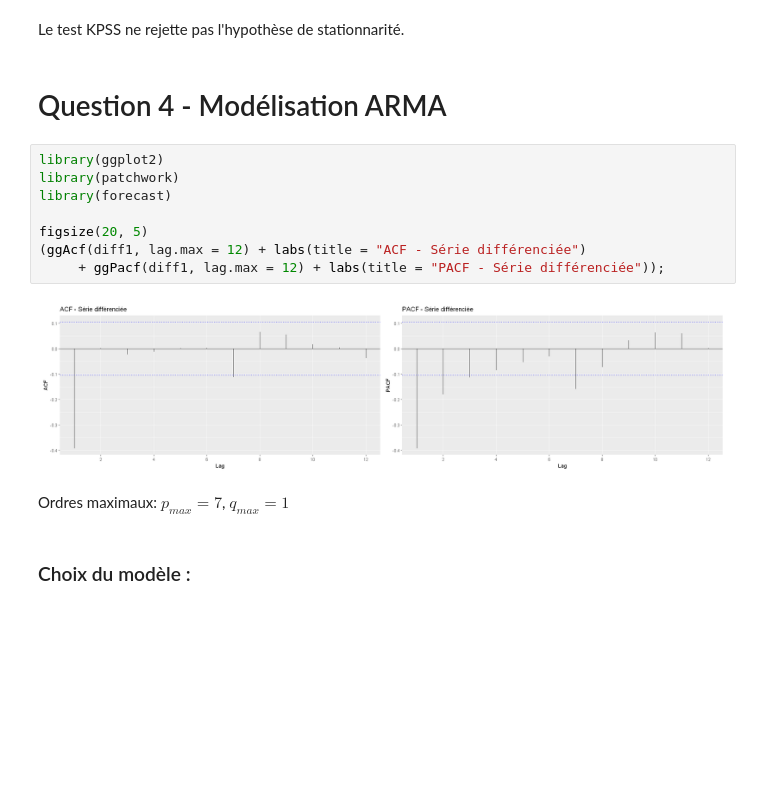
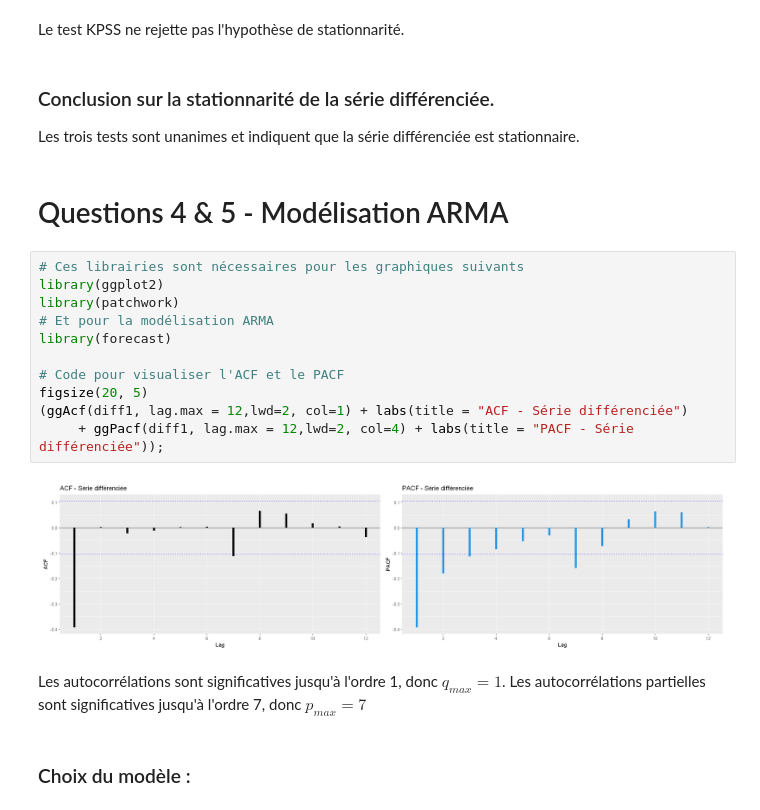
Before and after one commit to kouame1999/Projet_serie-temporelle, a Jupyter notebook: code.ipynb, the cells around one changed output. Cells and saved outputs as stored; diff of their text form; blank space fills up the shorter version.

```diff
--- a/code.ipynb
+++ b/code.ipynb
@@ -191,20 +241,27 @@ data:  diff1
 KPSS Level = 0.13215, Truncation lag parameter = 5, p-value = 0.1
 # %% [markdown]
 Le test KPSS ne rejette pas l'hypothèse de stationnarité.
+# %% [markdown]
+### Conclusion sur la stationnarité de la série différenciée.
+Les trois tests sont unanimes et indiquent que la série différenciée est stationnaire.
 # %% [markdown]
-# Question 4 - Modélisation ARMA
+# Questions 4 & 5 - Modélisation ARMA
 # %%
+# Ces librairies sont nécessaires pour les graphiques suivants
 library(ggplot2)
 library(patchwork)
+# Et pour la modélisation ARMA
 library(forecast)
 
+# Code pour visualiser l'ACF et le PACF
 figsize(20, 5)
-(ggAcf(diff1, lag.max = 12) + labs(title = "ACF - Série différenciée")
-     + ggPacf(diff1, lag.max = 12) + labs(title = "PACF - Série différenciée"));
+(ggAcf(diff1, lag.max = 12,lwd=2, col=1) + labs(title = "ACF - Série différenciée")
+     + ggPacf(diff1, lag.max = 12,lwd=2, col=4) + labs(title = "PACF - Série différenciée"));
 # %% [output]
-[figure, old version]
+[figure, new version]
-# %% [markdown]
-Ordres maximaux: $p_{max}=7$, $q_{max}=1$
+# %% [markdown]
+Les autocorrélations sont significatives jusqu'à l'ordre 1, donc $q_{max}=1$.
+Les autocorrélations partielles sont significatives jusqu'à l'ordre 7, donc $p_{max}=7$
 # %% [markdown]
 ### Choix du modèle :
 # %%
```
Also changed, not shown: parts of 36 cells of this notebook, 3 other files.
